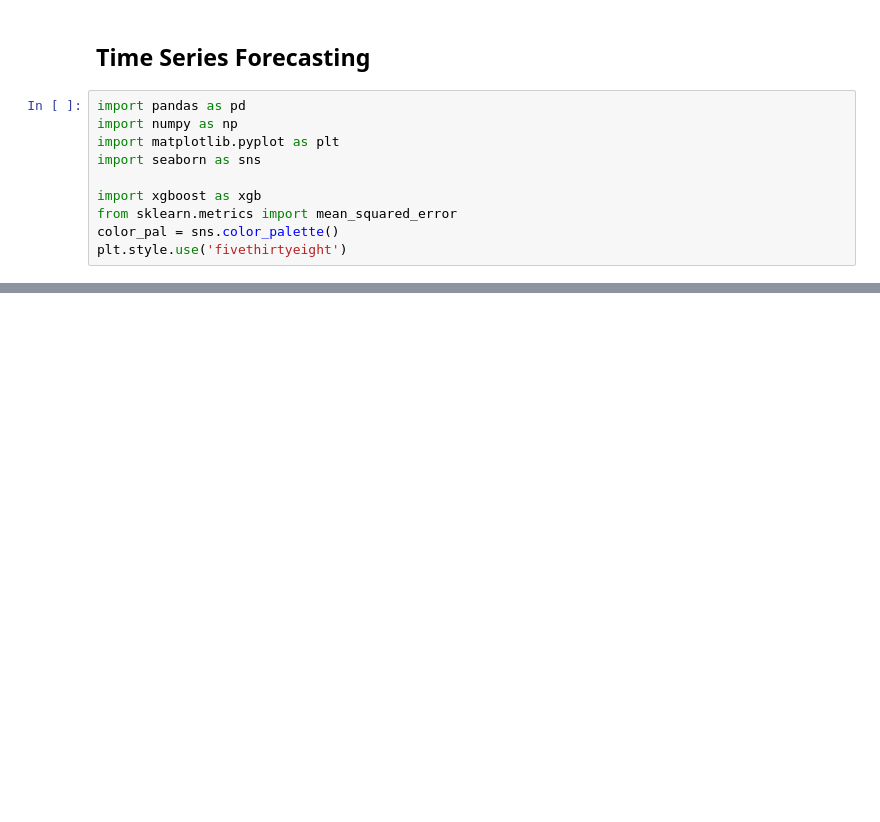
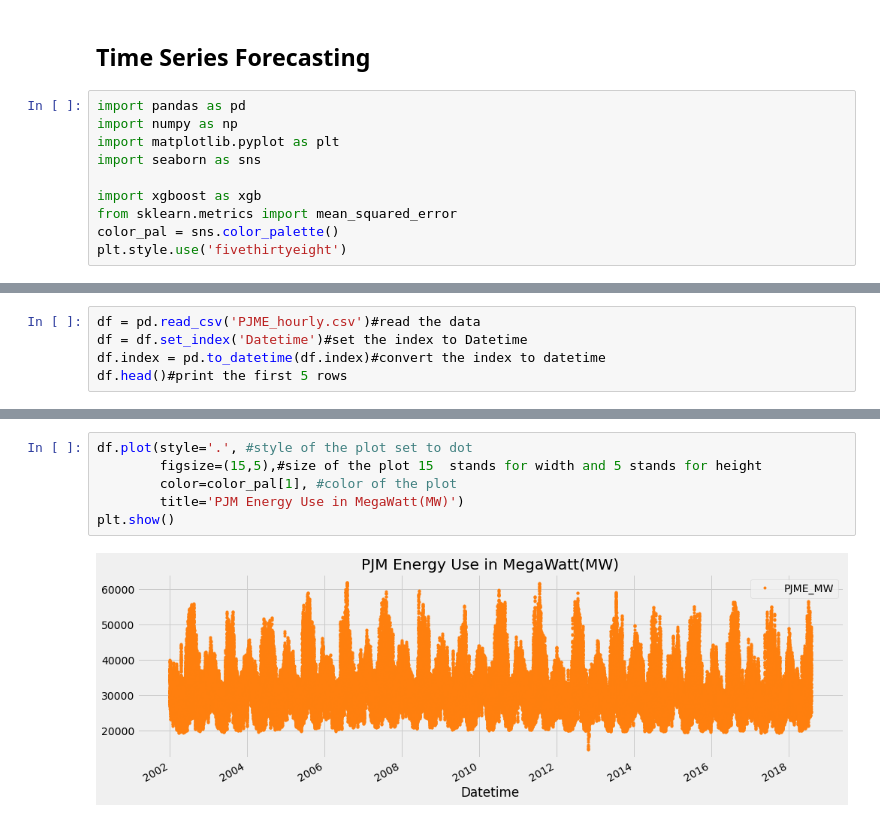
Before and after one commit to jonvis23/Time-Series-Forecasting-with-ML, a Jupyter notebook: Model.ipynb, the cells around one changed output, grey strips where cells are left out. Drawn from its saved outputs; the diff is of its cells as text; blank space fills up the shorter version.

```diff
--- a/Model.ipynb
+++ b/Model.ipynb
@@ -22,0 +19,5 @@ df.head()
+# %%
+df = pd.read_csv('PJME_hourly.csv')#read the data
+df = df.set_index('Datetime')#set the index to Datetime
+df.index = pd.to_datetime(df.index)#convert the index to datetime
+df.head()#print the first 5 rows
@@ -22,0 +32,8 @@ df.head()
+# %%
+df.plot(style='.', #style of the plot set to dot
+        figsize=(15,5),#size of the plot 15  stands for width and 5 stands for height
+        color=color_pal[1], #color of the plot
+        title='PJM Energy Use in MegaWatt(MW)')
+plt.show()
+# %% [output]
+[figure, added]
```
Also changed, not shown: parts of 11 cells of this notebook.
